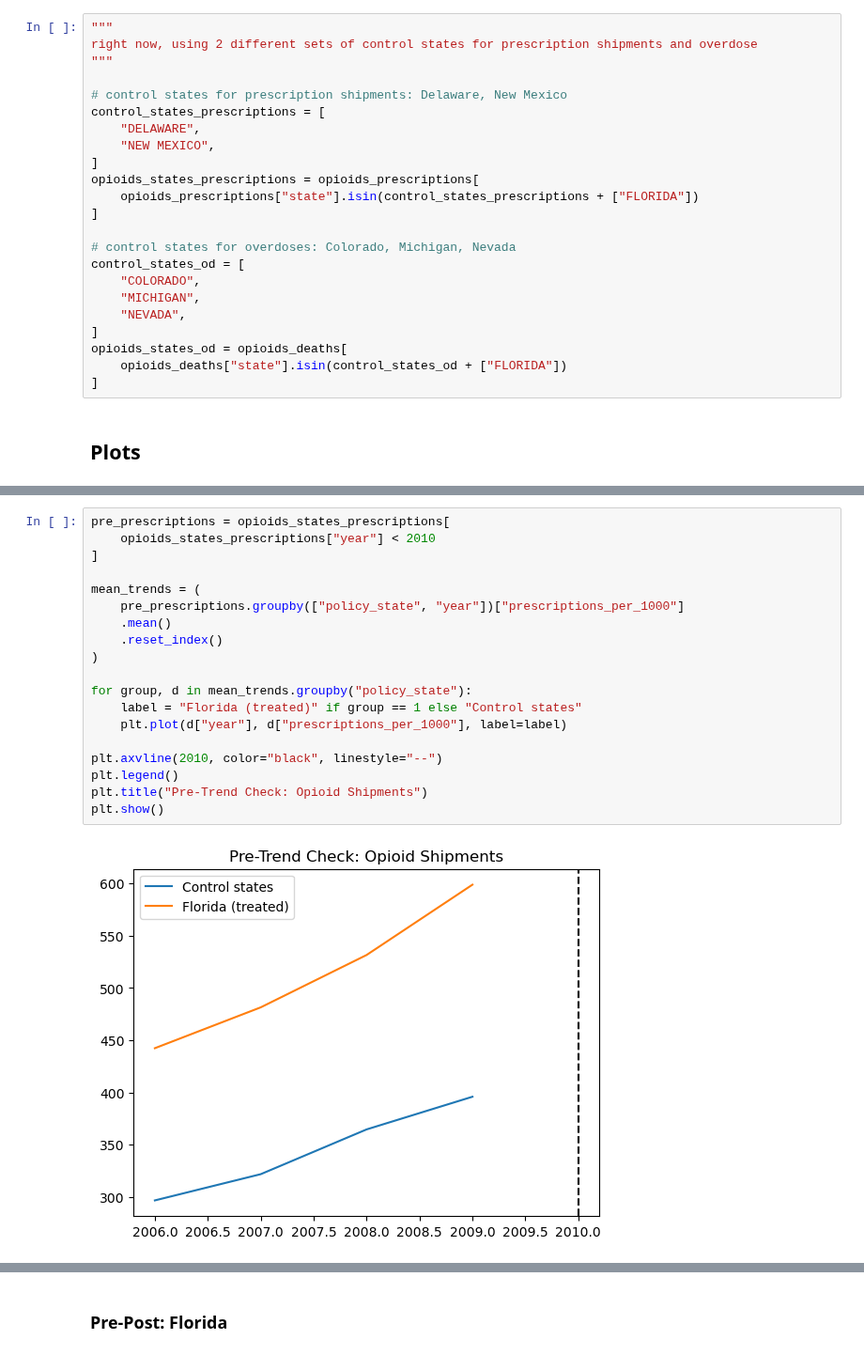
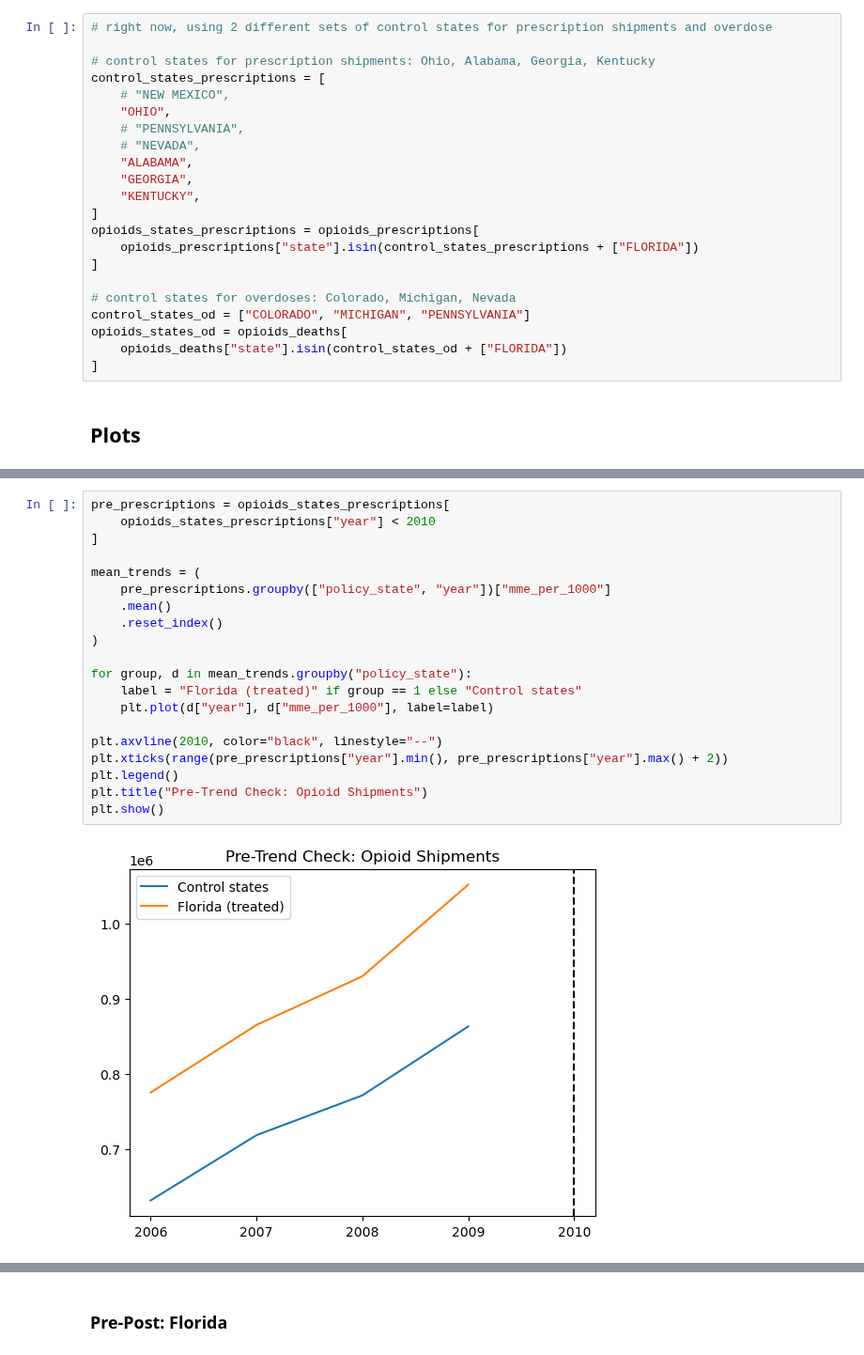
Before and after one commit to rakiranelson/IDS590-Opioids-Final-Project, a Jupyter notebook: opioid_project_analysis.ipynb, the cells around one changed output, grey strips where cells are left out. Shown at 94% size. Drawn from its saved outputs; the diff is of its cells as text.

```diff
--- a/opioid_project_analysis.ipynb
+++ b/opioid_project_analysis.ipynb
@@ -60,23 +58,22 @@ opioids_deaths
 # %%
-"""
-right now, using 2 different sets of control states for prescription shipments and overdose
-"""
+# right now, using 2 different sets of control states for prescription shipments and overdose
 
-# control states for prescription shipments: Delaware, New Mexico
+# control states for prescription shipments: Ohio, Alabama, Georgia, Kentucky
 control_states_prescriptions = [
-    "DELAWARE",
-    "NEW MEXICO",
+    # "NEW MEXICO",
+    "OHIO",
+    # "PENNSYLVANIA",
+    # "NEVADA",
+    "ALABAMA",
+    "GEORGIA",
+    "KENTUCKY",
 ]
 opioids_states_prescriptions = opioids_prescriptions[
     opioids_prescriptions["state"].isin(control_states_prescriptions + ["FLORIDA"])
 ]
 
 # control states for overdoses: Colorado, Michigan, Nevada
-control_states_od = [
-    "COLORADO",
-    "MICHIGAN",
-    "NEVADA",
-]
+control_states_od = ["COLORADO", "MICHIGAN", "PENNSYLVANIA"]
 opioids_states_od = opioids_deaths[
     opioids_deaths["state"].isin(control_states_od + ["FLORIDA"])
 ]
@@ -91,24 +88,25 @@ Control states for overdoses: Colorado, Michigan, Nevada
 # %%
 pre_prescriptions = opioids_states_prescriptions[
     opioids_states_prescriptions["year"] < 2010
 ]
 
 mean_trends = (
-    pre_prescriptions.groupby(["policy_state", "year"])["prescriptions_per_1000"]
+    pre_prescriptions.groupby(["policy_state", "year"])["mme_per_1000"]
     .mean()
     .reset_index()
 )
 
 for group, d in mean_trends.groupby("policy_state"):
     label = "Florida (treated)" if group == 1 else "Control states"
-    plt.plot(d["year"], d["prescriptions_per_1000"], label=label)
+    plt.plot(d["year"], d["mme_per_1000"], label=label)
 
 plt.axvline(2010, color="black", linestyle="--")
+plt.xticks(range(pre_prescriptions["year"].min(), pre_prescriptions["year"].max() + 2))
 plt.legend()
 plt.title("Pre-Trend Check: Opioid Shipments")
 plt.show()
 # %% [output]
-[figure, old version]
+[figure, new version]
 # %%
 pre_od = opioids_states_od[opioids_states_od["year"] < 2010]
 
```
Also changed, not shown: parts of 12 cells of this notebook, 3 other files.
